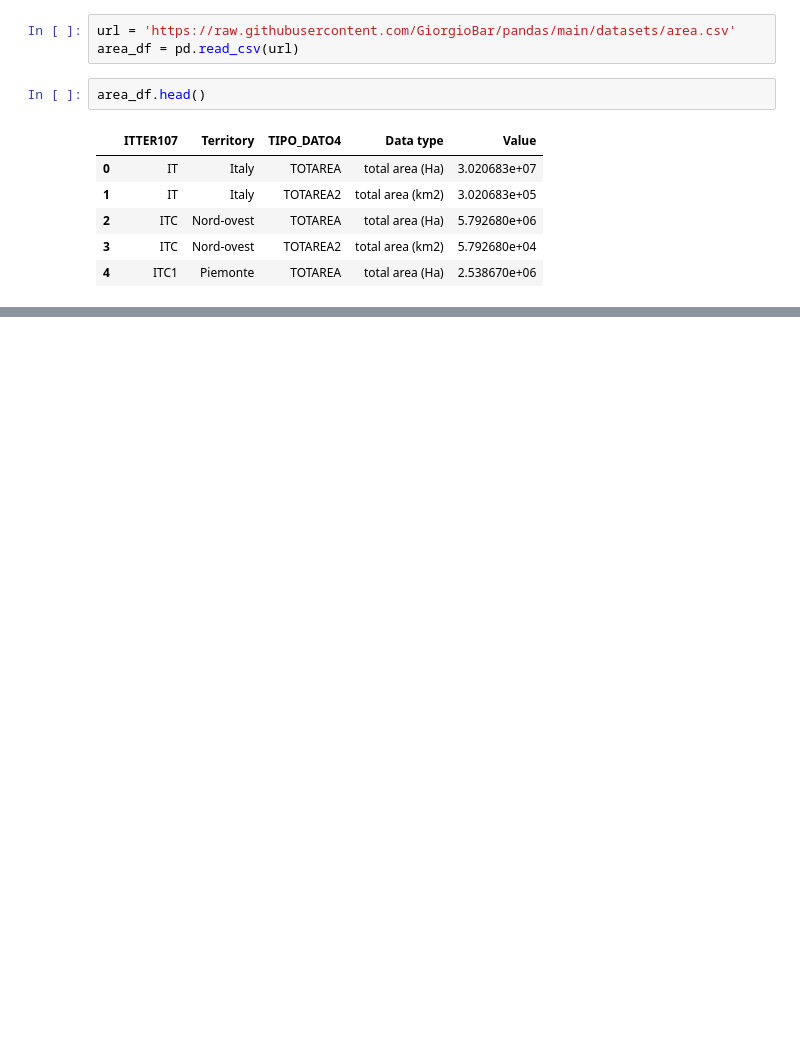
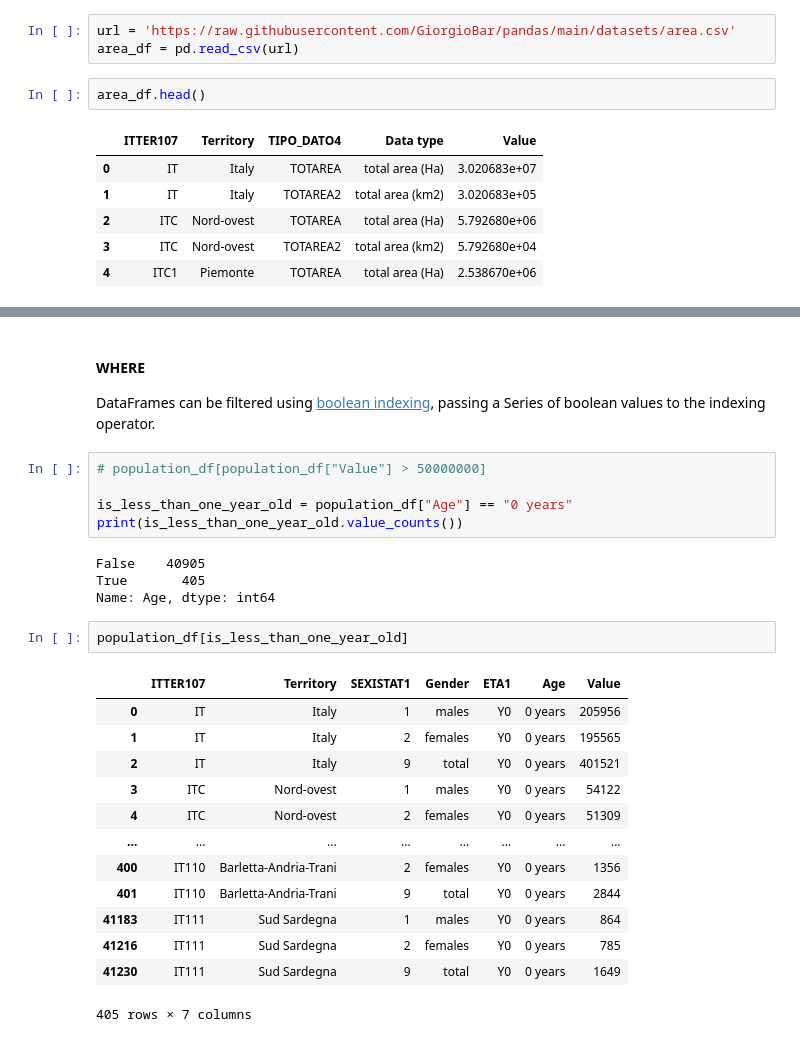
Before and after one commit to GiorgioBar/pandas, a Jupyter notebook: notebooks/SQL_like_queries_using_Pandas.ipynb, the cells around one changed output, grey strips where cells are left out. Saved outputs shown, nothing was run; the diff lists cells and outputs as text; blank space fills up the shorter version.

Commit message:
SELECT and WHERE operations

```diff
--- a/notebooks/SQL_like_queries_using_Pandas.ipynb
+++ b/notebooks/SQL_like_queries_using_Pandas.ipynb
@@ -75,0 +101,29 @@ area_df.head()
+# %% [markdown]
+#### WHERE
+
+DataFrames can be filtered using [boolean indexing](https://pandas.pydata.org/docs/user_guide/indexing.html#indexing-boolean), passing a Series of boolean values to the indexing operator.
+# %%
+# population_df[population_df["Value"] > 50000000]
+
+is_less_than_one_year_old = population_df["Age"] == "0 years"
+print(is_less_than_one_year_old.value_counts())
+# %% [output]
+False    40905
+True       405
+Name: Age, dtype: int64
+# %%
+population_df[is_less_than_one_year_old]
+# %% [output]
+|  | ITTER107 | Territory | SEXISTAT1 | Gender | ETA1 | Age | Value |
+| 0 | IT | Italy | 1 | males | Y0 | 0 years | 205956 |
+| 1 | IT | Italy | 2 | females | Y0 | 0 years | 195565 |
+| 2 | IT | Italy | 9 | total | Y0 | 0 years | 401521 |
+| 3 | ITC | Nord-ovest | 1 | males | Y0 | 0 years | 54122 |
+| 4 | ITC | Nord-ovest | 2 | females | Y0 | 0 years | 51309 |
+| ... | ... | ... | ... | ... | ... | ... | ... |
+| 400 | IT110 | Barletta-Andria-Trani | 2 | females | Y0 | 0 years | 1356 |
+| 401 | IT110 | Barletta-Andria-Trani | 9 | total | Y0 | 0 years | 2844 |
+| 41183 | IT111 | Sud Sardegna | 1 | males | Y0 | 0 years | 864 |
+| 41216 | IT111 | Sud Sardegna | 2 | females | Y0 | 0 years | 785 |
+| 41230 | IT111 | Sud Sardegna | 9 | total | Y0 | 0 years | 1649 |
+405 rows × 7 columns
```
Also changed, not shown: parts of 14 cells of this notebook.
